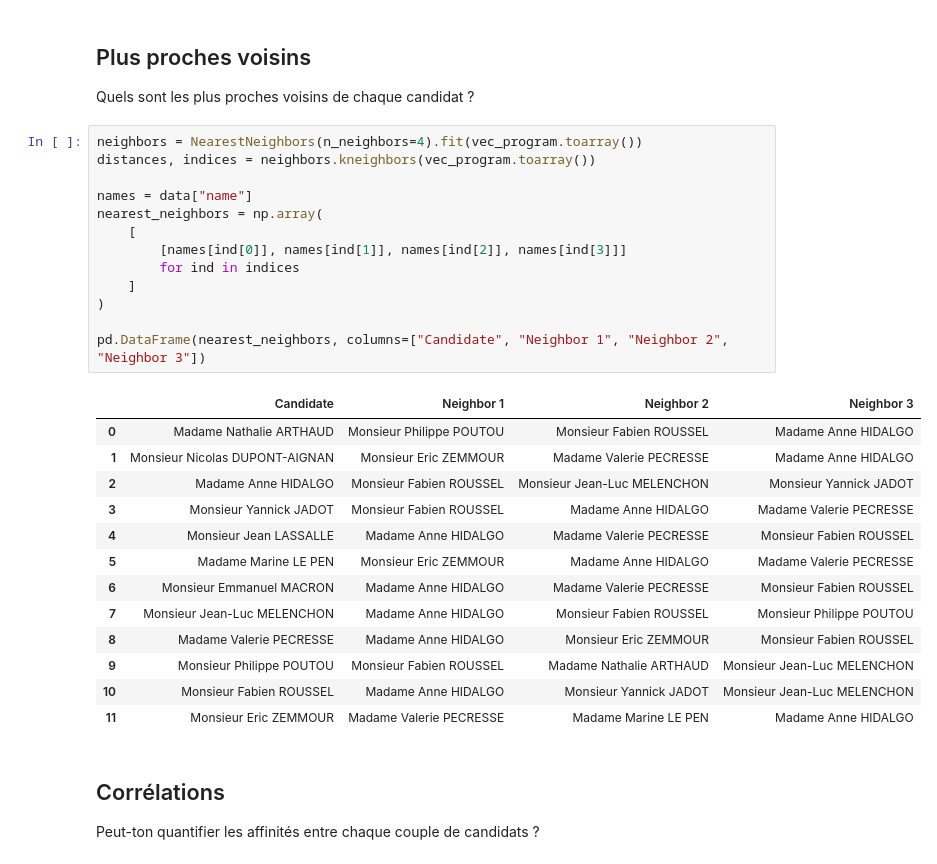
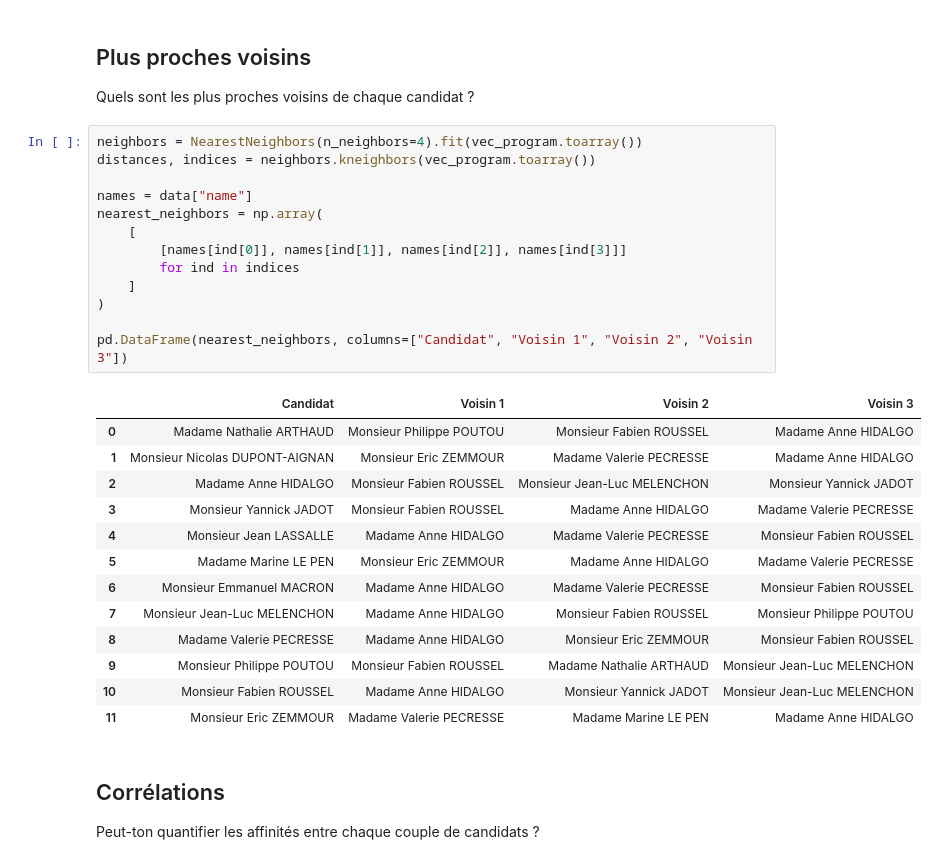
Before and after one commit to rclement/presidentielle-2022-nlp, a Jupyter notebook: candidats.ipynb, the cells around one changed output. Cells and saved outputs as stored; diff of their text form.

Commit message:
Rename kNN result table columns

```diff
--- a/candidats.ipynb
+++ b/candidats.ipynb
@@ -112,18 +112,18 @@ Quels sont les plus proches voisins de chaque candidat ?
 # %%
 neighbors = NearestNeighbors(n_neighbors=4).fit(vec_program.toarray())
 distances, indices = neighbors.kneighbors(vec_program.toarray())
 
 names = data["name"]
 nearest_neighbors = np.array(
     [
         [names[ind[0]], names[ind[1]], names[ind[2]], names[ind[3]]]
         for ind in indices
     ]
 )
 
-pd.DataFrame(nearest_neighbors, columns=["Candidate", "Neighbor 1", "Neighbor 2", "Neighbor 3"])
+pd.DataFrame(nearest_neighbors, columns=["Candidat", "Voisin 1", "Voisin 2", "Voisin 3"])
 # %% [output]
-|  | Candidate | Neighbor 1 | Neighbor 2 | Neighbor 3 |
+|  | Candidat | Voisin 1 | Voisin 2 | Voisin 3 |
 | 0 | Madame Nathalie ARTHAUD | Monsieur Philippe POUTOU | Monsieur Fabien ROUSSEL | Madame Anne HIDALGO |
 | 1 | Monsieur Nicolas DUPONT-AIGNAN | Monsieur Eric ZEMMOUR | Madame Valerie PECRESSE | Madame Anne HIDALGO |
 | 2 | Madame Anne HIDALGO | Monsieur Fabien ROUSSEL | Monsieur Jean-Luc MELENCHON | Monsieur Yannick JADOT |
```
Also changed, not shown: parts of 1 cell of this notebook.
